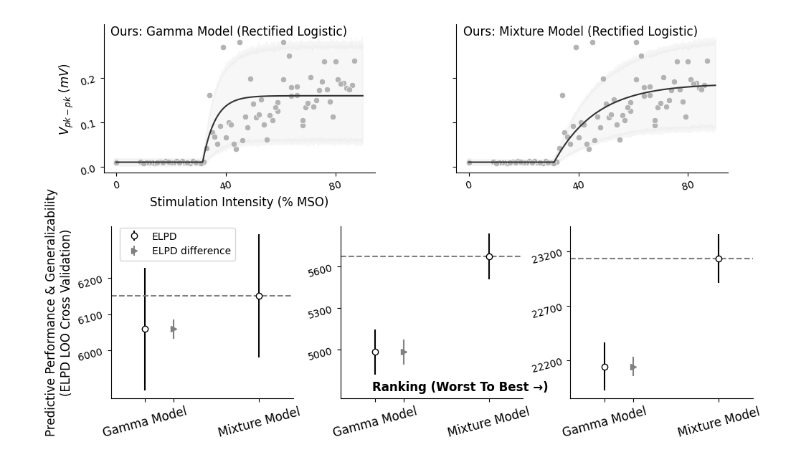
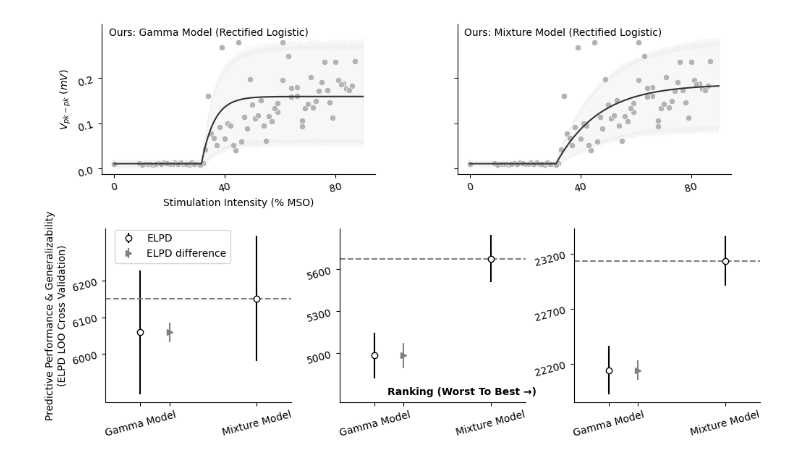
Before and after one commit to hbmep/hbmep-paper, a Jupyter notebook: notebooks/tms/fn-comparison/mixture_comparison.ipynb, the cells around one changed output. Saved outputs shown, nothing was run; the diff lists cells and outputs as text; code cells hidden in the pictures.

Commit message:
change label size

```diff
--- a/notebooks/tms/fn-comparison/mixture_comparison.ipynb
+++ b/notebooks/tms/fn-comparison/mixture_comparison.ipynb
@@ -256,7 +256,7 @@ logger.info(f"Saved to {dest}")
 # %%
 from arviz.labels import BaseLabeller
 
-axis_label_size = 12
+axis_label_size = 10
 axis_label_smaller = 10
 
 max_color, max_alpha = 255, 100
@@ -419,7 +419,7 @@ ax.text(-.25, 4700, "Ranking (Worst To Best →)", fontweight="semibold", fontsi
 ax = axes[0, 0]
 ax.set_ylabel("Predictive Performance & Generalizability\n(ELPD LOO Cross Validation)", fontsize=axis_label_size)
 
-subfig.subplots_adjust(left=.09, right=.985, bottom=.2, top=1, wspace=.26)
+subfig.subplots_adjust(left=.085, right=.99, bottom=.2, top=1, wspace=.26)
 
 fig.align_xlabels()
 fig.align_ylabels()
@@ -436 +436 @@ logger.info(f"Saved to {dest}")
-[figure, old version]
+[figure, new version]
```
Also changed, not shown: parts of 5 cells of this notebook, 1 other file.
